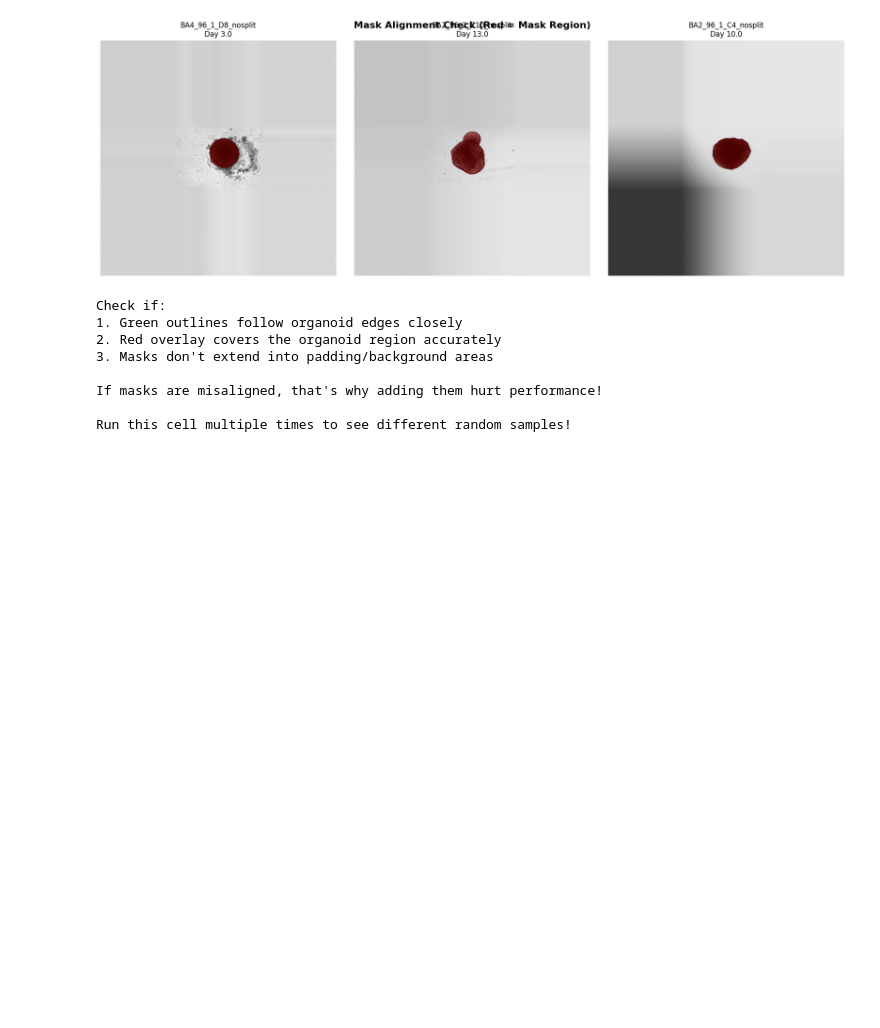
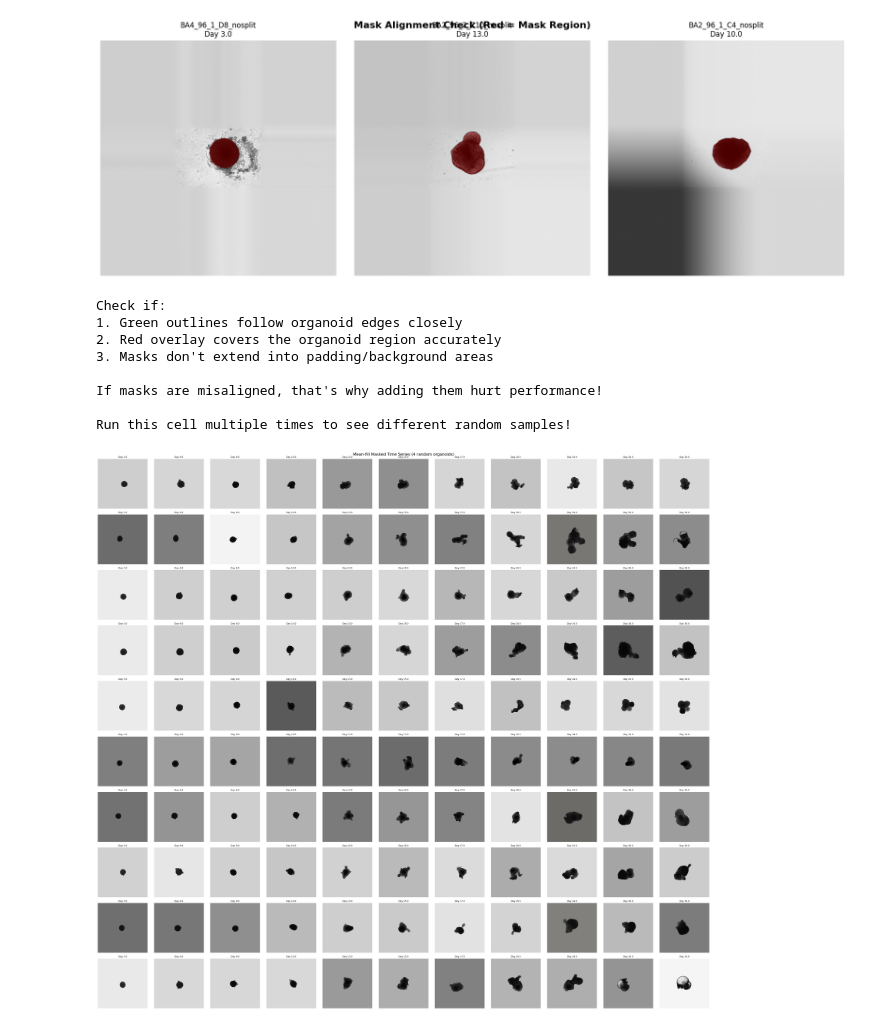
Before and after one commit to dsi-clinic/2025-promega-mini-test, a Jupyter notebook: analysis/images/series_data_prep/check_series.ipynb, the cells around one changed output. Saved outputs shown, nothing was run; the diff lists cells and outputs as text; code cells hidden in the pictures; blank space fills up the shorter version.

```diff
--- a/analysis/images/series_data_prep/check_series.ipynb
+++ b/analysis/images/series_data_prep/check_series.ipynb
@@ -498,3 +439,102 @@ Check if:
 If masks are misaligned, that's why adding them hurt performance!
 
 Run this cell multiple times to see different random samples!
+# %%
+# ==== Time-series montages of mean-fill masked images (4 random organoids) ====
+import numpy as np, cv2, random, json, sys
+import matplotlib.pyplot as plt
+from pathlib import Path
+from skimage.io import imread
+
+# --- repo root + config ---
+def add_repo_root(markers=("config.py", ".env")):
+    here = Path.cwd()
+    for p in [here, *here.parents]:
+        if all((p / m).exists() for m in markers):
+            sys.path.insert(0, str(p))
+            return p
+    raise RuntimeError("Could not find repo root with config.py and .env")
+
+repo_root = add_repo_root()
+from config import OUTPUT_FOLDER
+
+# ---- params ----
+BLUR_KERNEL = (5, 5)   # None to disable
+RAND_N = 10             # number of organoids to montage
+
+# ---- utils ----
+def load_json(p):
+    with open(p) as f:
+        return json.load(f)
+
+def to_rgb(img):
+    return np.stack([img]*3, axis=-1) if img.ndim == 2 else img
+
+def read_mask(mask_path, shape_hw):
+    if mask_path and Path(mask_path).exists():
+        m = imread(mask_path)
+        if m.ndim == 3:
+            m = m[:, :, 0]
+        m = m.astype(np.float32) / 255.0
+        if BLUR_KERNEL is not None:
+            m = cv2.GaussianBlur(m, BLUR_KERNEL, 0)
+        # resize if needed
+        if m.shape != shape_hw:
+            m = cv2.resize(m, (shape_hw[1], shape_hw[0]), interpolation=cv2.INTER_NEAREST)
+        return m
+    return np.zeros(shape_hw, dtype=np.float32)
+
+def mean_fill(img, mask):
+    # img float32 [0..255], mask float [0..1]
+    mean_rgb = img.reshape(-1, 3).mean(axis=0)[None, None, :]
+    out = img * mask[:, :, None] + mean_rgb * (1.0 - mask[:, :, None])
+    return np.clip(out / 255.0, 0, 1)  # -> [0,1] for plotting
+
+# ---- load metadata ----
+series_metadata = load_json(OUTPUT_FOLDER / 'complete_series_metadata_no_blanks.json')
+data            = load_json(OUTPUT_FOLDER / 'complete_series_data_no_blanks.json')
+
+all_ids = list(series_metadata.keys())
+random_ids = random.sample(all_ids, k=min(RAND_N, len(all_ids)))
+
+# ---- build montages ----
+# compute max number of timepoints among the 4 picks (for uniform grid columns)
+max_T = max(len(series_metadata[oid]['entry_keys']) for oid in random_ids)
+
+fig, axes = plt.subplots(len(random_ids), max_T, figsize=(3.2*max_T, 3.2*len(random_ids)))
+if len(random_ids) == 1:
+    axes = np.expand_dims(axes, 0)
+if max_T == 1:
+    axes = np.expand_dims(axes, 1)
+
+for r, oid in enumerate(random_ids):
+    ek_list = series_metadata[oid]['entry_keys']
+    days    = series_metadata[oid]['days']
+    for c in range(max_T):
+        ax = axes[r, c]
+        ax.axis('off')
+
+        if c >= len(ek_list):
+            continue  # blank cell for shorter series
+
+        ek    = ek_list[c]
+        entry = data[ek]
+
+        img_path  = entry['lstm_processed']['image_path']
+        mask_path = entry['lstm_processed'].get('mask_path')
+
+        img = to_rgb(imread(img_path)).astype(np.float32)
+        mask = read_mask(mask_path, img.shape[:2])
+
+        filled = mean_fill(img, mask)  # [0,1], RGB
+        ax.imshow(filled)
+        ax.set_title(f"Day {entry.get('mdl_day', days[c]):.1f}", fontsize=9)
+
+    # row label on the left
+    axes[r, 0].set_ylabel(oid, fontsize=10, rotation=0, labelpad=40, va='center')
+
+plt.suptitle("Mean-fill Masked Time Series (4 random organoids)", fontsize=16, y=0.99)
+plt.tight_layout()
+plt.show()
+# %% [output]
+[figure, added]
```
Also changed, not shown: parts of 2 cells of this notebook, 3 other files.
